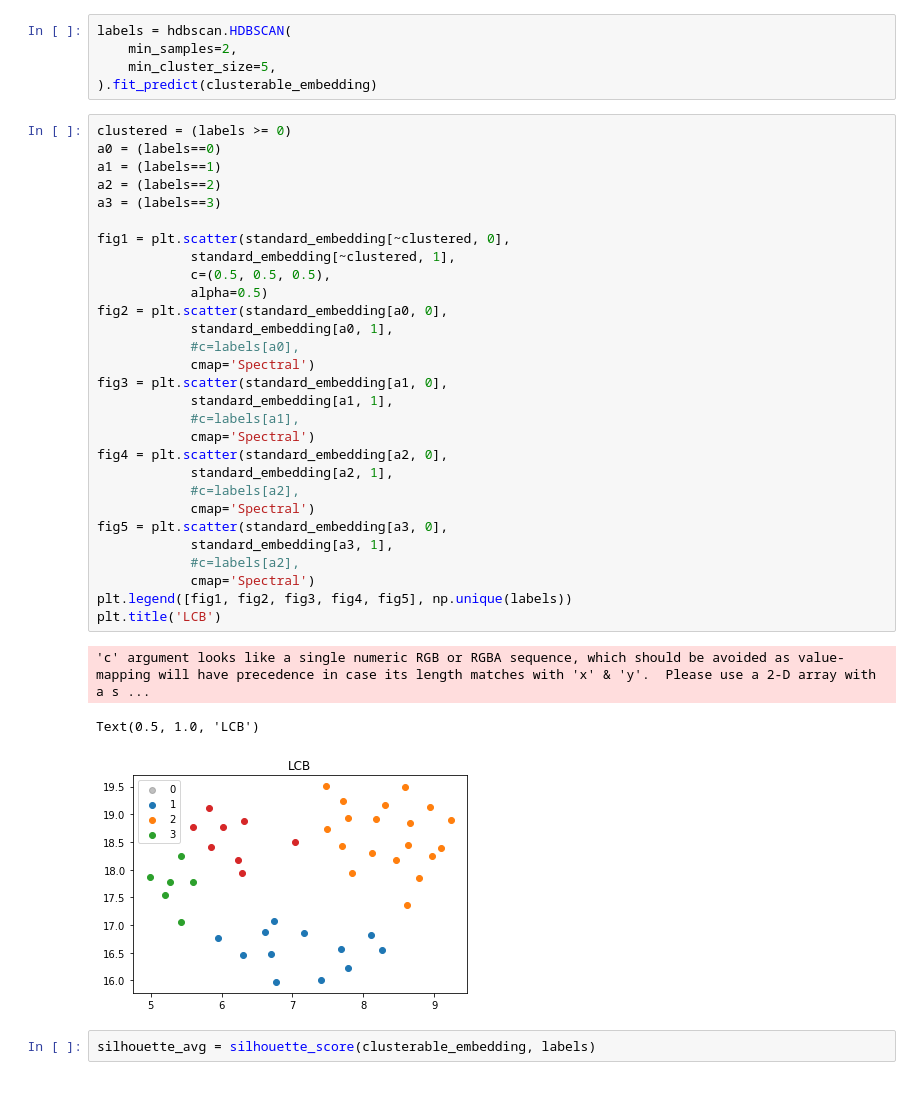
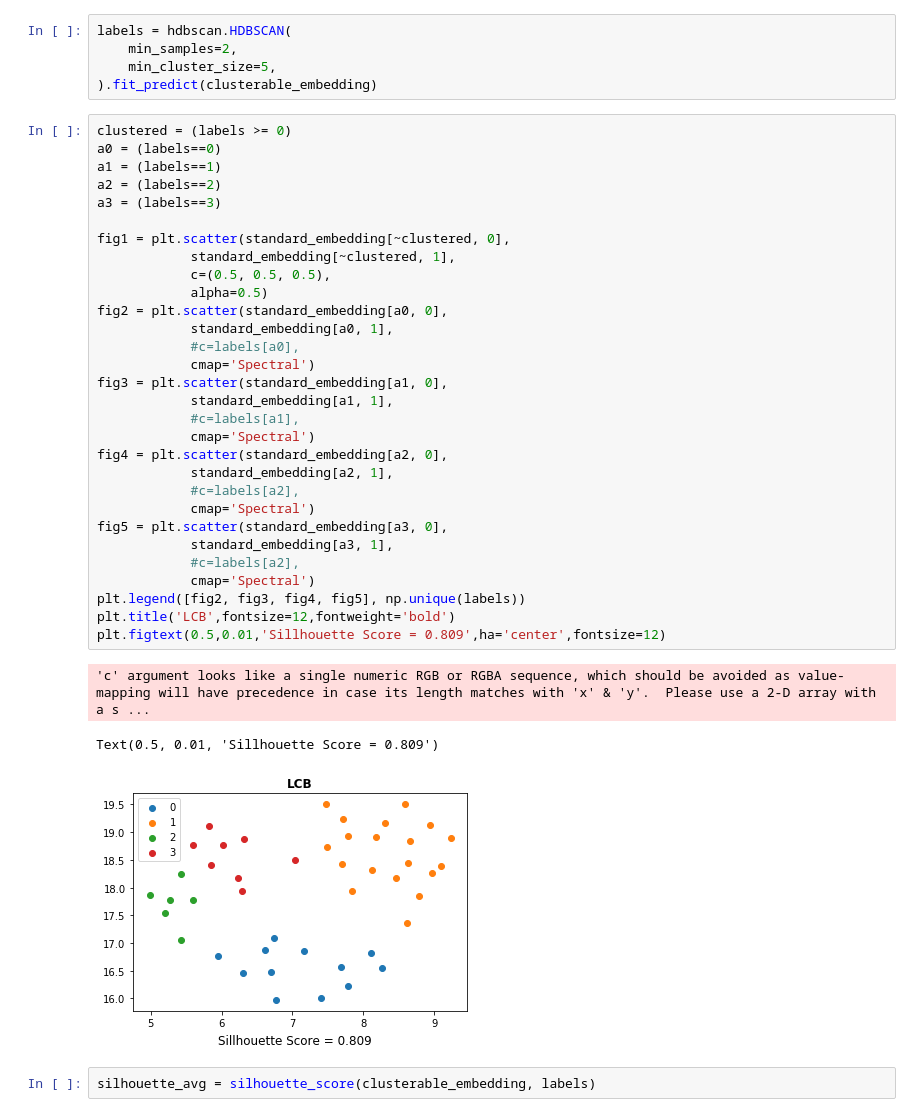
Before and after one commit to grovershreyf9t/FootballPlayerFootedness, a Jupyter notebook: code/12_poswise_player_clustering_umap.ipynb, the cells around one changed output. Cells and saved outputs as stored; diff of their text form; blank space fills up the shorter version.

Commit message:
Legend changes to cluster charts

```diff
--- a/code/12_poswise_player_clustering_umap.ipynb
+++ b/code/12_poswise_player_clustering_umap.ipynb
@@ -134,36 +134,37 @@ labels = hdbscan.HDBSCAN(
 # %%
 clustered = (labels >= 0)
 a0 = (labels==0)
 a1 = (labels==1)
 a2 = (labels==2)
 a3 = (labels==3)
 
 fig1 = plt.scatter(standard_embedding[~clustered, 0],
             standard_embedding[~clustered, 1],
             c=(0.5, 0.5, 0.5),
             alpha=0.5)
 fig2 = plt.scatter(standard_embedding[a0, 0],
             standard_embedding[a0, 1],
             #c=labels[a0],
             cmap='Spectral')
 fig3 = plt.scatter(standard_embedding[a1, 0],
             standard_embedding[a1, 1],
             #c=labels[a1],
             cmap='Spectral')
 fig4 = plt.scatter(standard_embedding[a2, 0],
             standard_embedding[a2, 1],
             #c=labels[a2],
             cmap='Spectral')
 fig5 = plt.scatter(standard_embedding[a3, 0],
             standard_embedding[a3, 1],
             #c=labels[a2],
             cmap='Spectral')
-plt.legend([fig1, fig2, fig3, fig4, fig5], np.unique(labels))
-plt.title('LCB')
+plt.legend([fig2, fig3, fig4, fig5], np.unique(labels))
+plt.title('LCB',fontsize=12,fontweight='bold')
+plt.figtext(0.5,0.01,'Sillhouette Score = 0.809',ha='center',fontsize=12)
 # %% [output]
 'c' argument looks like a single numeric RGB or RGBA sequence, which should be avoided as value-mapping will have precedence in case its length matches with 'x' & 'y'.  Please use a 2-D array with a s ...
-Text(0.5, 1.0, 'LCB')
+Text(0.5, 0.01, 'Sillhouette Score = 0.809')
-[figure, old version]
+[figure, new version]
 # %%
 silhouette_avg = silhouette_score(clusterable_embedding, labels)
 # %%
```
Also changed, not shown: parts of 3 cells of this notebook.
